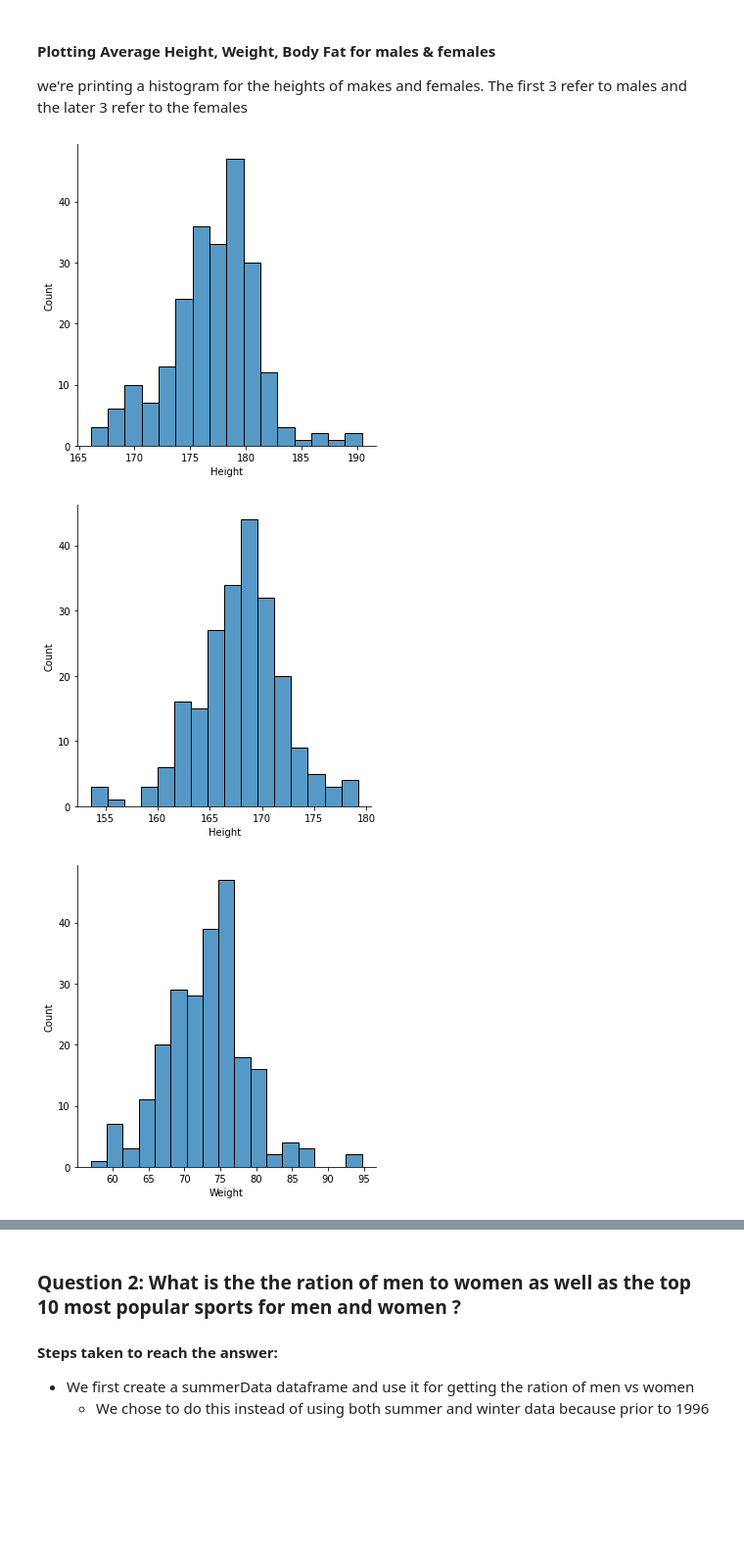
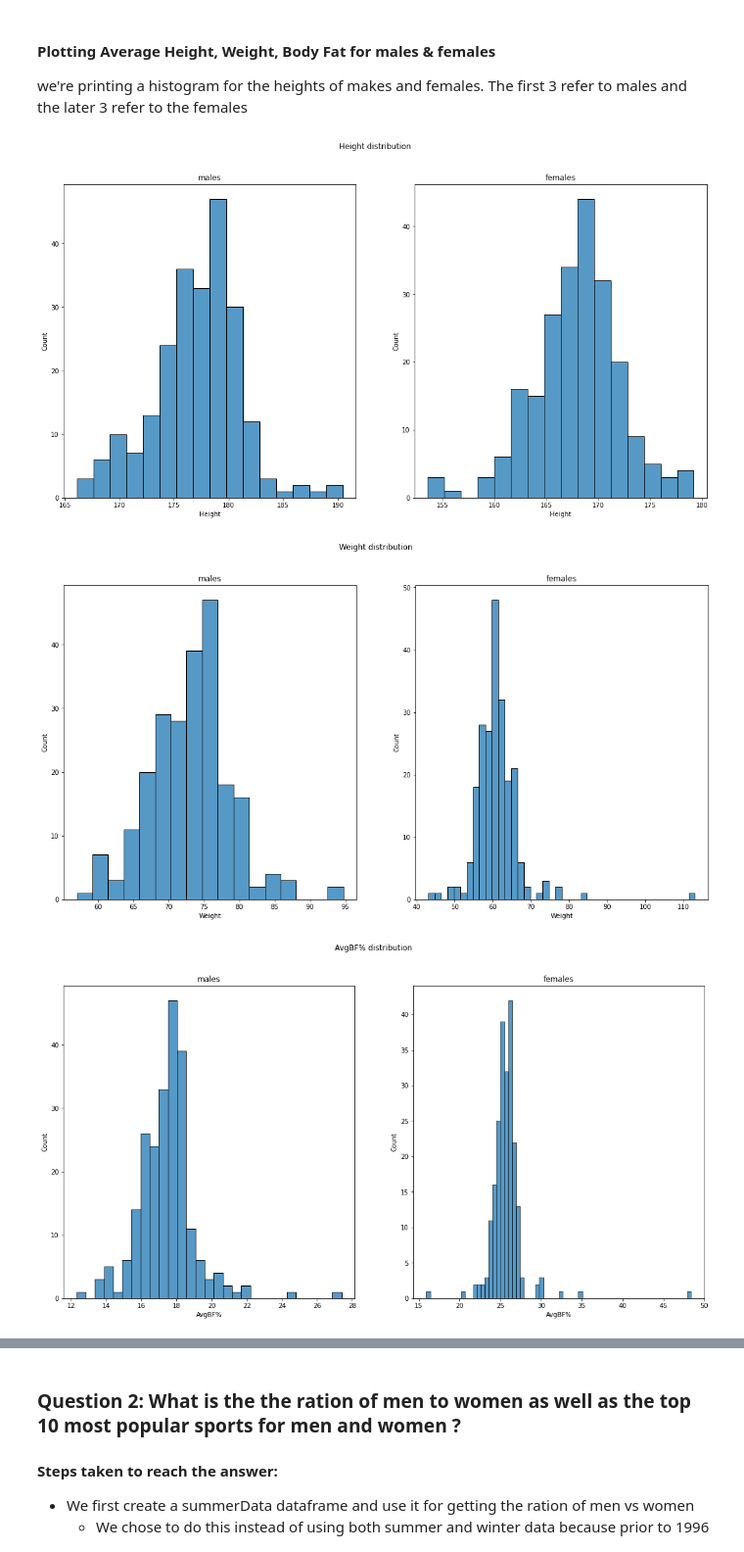
Before and after one commit to vitaminsofsalem/Data_Engineering_Milestone_1, a Jupyter notebook: Olympic_Exploration.ipynb, the cells around one changed output, grey strips where cells are left out. Shown: that part at 98% size. Cells and saved outputs as stored; diff of their text form; code cells hidden in the pictures; blank space fills up the shorter version.

```diff
--- a/Olympic_Exploration.ipynb
+++ b/Olympic_Exploration.ipynb
@@ -211,19 +159,15 @@ avg_shwn_df = dataset[['NOC','Sex','Height','Weight','Age']]
 gender_split = lambda df:(df[df.Sex=='M'],df[df.Sex=='F'])
 
 # calculating BMI for males / females
-calc_BMI = lambda W,H : 10000*W/H**2
-calc_body_fat = lambda r : 1.20*r.BMI + (0.23*r.Age) - (16.2 if r.Sex=='M' else 5.4)
-
-
 # splitting & calc BMI
 males_df,females_df = gender_split(avg_shwn_df)
-males_df['BMI'] = calc_BMI(avg_shwn_df['Weight'],avg_shwn_df['Height'] )
-females_df['BMI'] = calc_BMI(avg_shwn_df['Weight'],avg_shwn_df['Height'] )
+males_df['BMI'] = Features.calc_BMI(avg_shwn_df['Weight'],avg_shwn_df['Height'] )
+females_df['BMI'] = Features.calc_BMI(avg_shwn_df['Weight'],avg_shwn_df['Height'] )
 
 
 # Calc AvgBodyFat Percentage
-males_df['AvgBF%'] = males_df.apply(calc_body_fat,axis=1)
-females_df['AvgBF%'] = females_df.apply(calc_body_fat,axis=1)
+males_df['AvgBF%'] = males_df.apply(Features.calc_body_fat,axis=1)
+females_df['AvgBF%'] = females_df.apply(Features.calc_body_fat,axis=1)
 
 # Displaying outputs
 print("Male Average")
@@ -267,11 +211,13 @@ we're printing a histogram for the heights of makes and females. The first 3 ref
 # %%
 chart_m = males_df.groupby('NOC').mean().sort_values('AvgBF%',ascending=False)
 chart_f = females_df.groupby('NOC').mean().sort_values('AvgBF%',ascending=False)
 # Plot Average Height, Weight, BodyFat
 for col in ['Height', 'Weight', 'AvgBF%']:
-    sns.displot(chart_m[col])
-    sns.displot(chart_f[col])
+    fig,axes = plt.subplots(1,2,figsize=(18,9))
+    fig.suptitle(f"{col} distribution")
+    sns.histplot(ax=axes[0],data=chart_m[col]).set_title("males")
+    sns.histplot(ax=axes[1],data=chart_f[col]).set_title("females")
 # %% [output]
-[figure, old version]
+[figure, new version]
-[figure, old version]
+[figure, new version]
-[figure, old version]
+[figure, new version]
```
Also changed, not shown: parts of 9 cells of this notebook, 4 other files.
